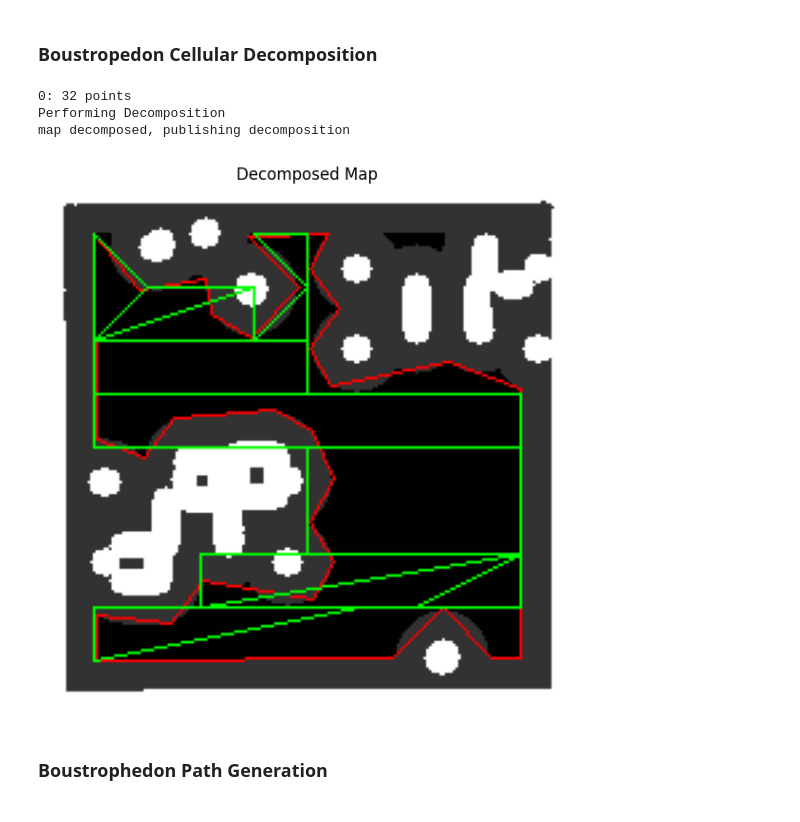
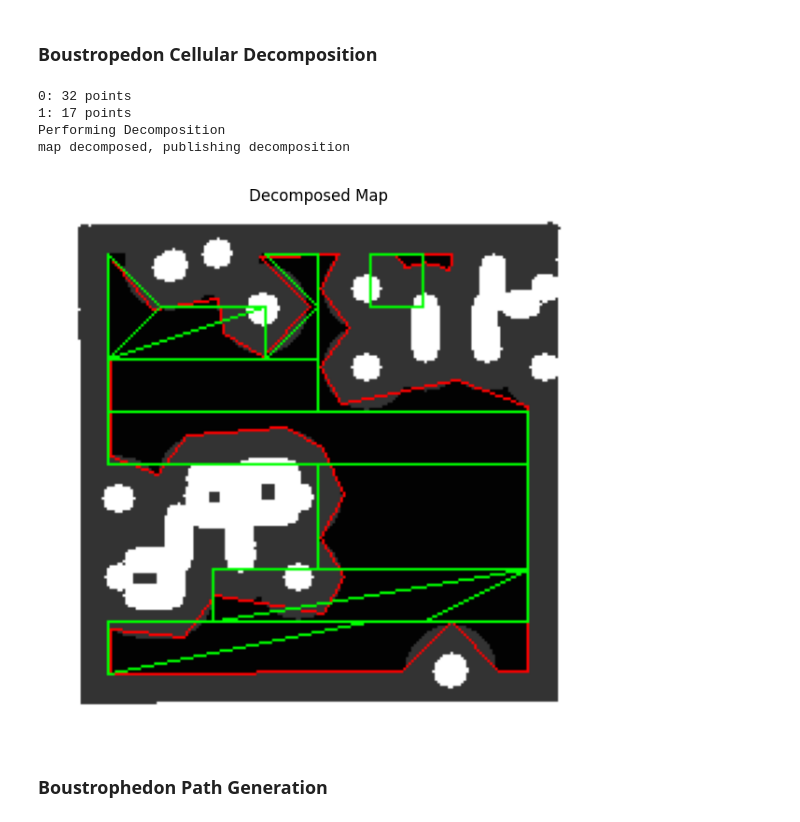
Before and after one commit to machine0herald/Mirte_Lab_Clean, a Jupyter notebook: mirte_lc_nav2/mirte_lc_nav2/test_nav.ipynb, the cells around one changed output. Cells and saved outputs as stored; diff of their text form; code cells hidden in the pictures.

Commit message:
added skeleton tree navigator and fixed some navigation bugs

```diff
--- a/mirte_lc_nav2/mirte_lc_nav2/test_nav.ipynb
+++ b/mirte_lc_nav2/mirte_lc_nav2/test_nav.ipynb
@@ -71,22 +74,23 @@ This navigator plans in two steps:
 # %%
 # Update internal map
 navigator = BousPath()
-navigator.update_map(map_img, generate=False, decompose=False)
+navigator.update_map(map_img)
 
 # Perform Boustropethan Celular Decomposition
 navigator.bcd()
 pixel_cells = [navigator.world_to_pixel(poly) for poly in navigator.raw_cells]
 
 decomp_img = cv2.drawContours(color_img, pixel_cells, -1, (0, 255, 0), 1)
 show_imgs(
     [decomp_img],
     ['Decomposed Map']
 )
 # %% [output]
 0: 32 points
+1: 17 points
 Performing Decomposition
 map decomposed, publishing decomposition
-[figure, old version]
+[figure, new version]
 # %% [markdown]
 ### Boustrophedon Path Generation
 # %%
```
Also changed, not shown: parts of 12 cells of this notebook, 8 other files.
